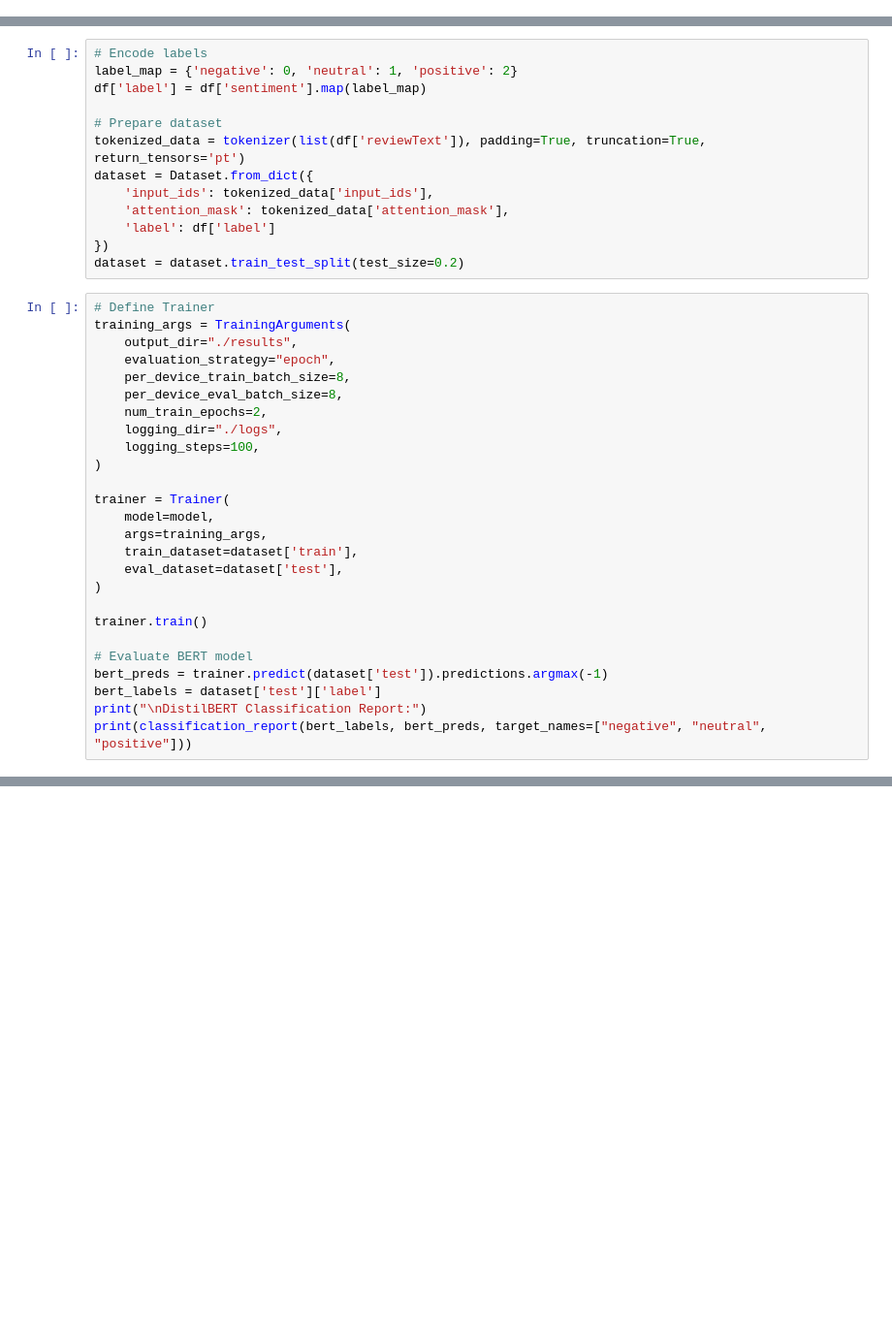
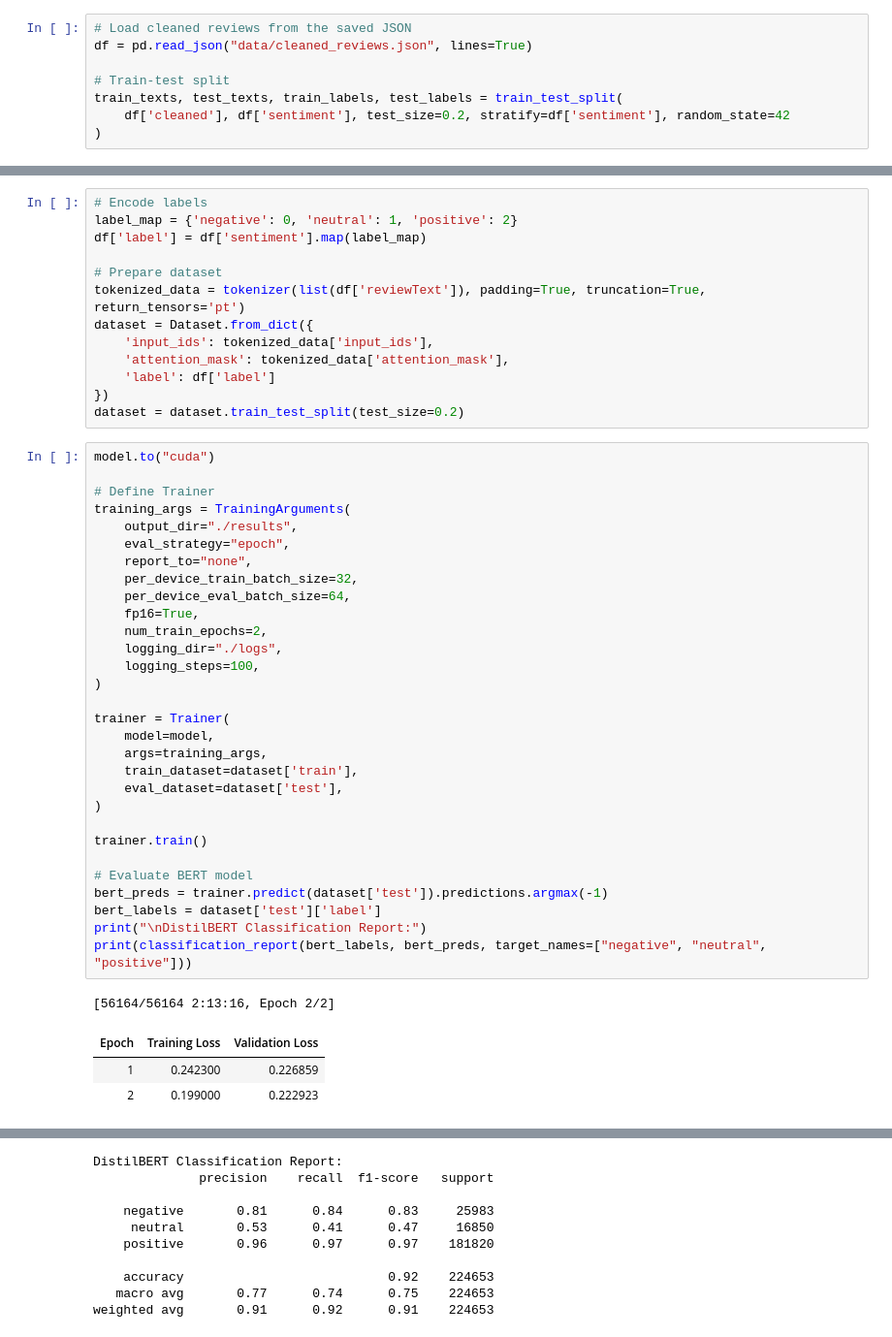
Before and after one commit to carminesh/feel-the-review, a Jupyter notebook: main.ipynb, the cells around one changed output, grey strips where cells are left out. Shown at 97% size. Drawn from its saved outputs; the diff is of its cells as text; blank space fills up the shorter version.

```diff
--- a/main.ipynb
+++ b/main.ipynb
@@ -55,3 +70,11 @@ comparison_df.head(10)
+# %%
+# Load cleaned reviews from the saved JSON
+df = pd.read_json("data/cleaned_reviews.json", lines=True)
+
+# Train-test split
+train_texts, test_texts, train_labels, test_labels = train_test_split(
+    df['cleaned'], df['sentiment'], test_size=0.2, stratify=df['sentiment'], random_state=42
+)
 # %%
 # === Traditional Models ===
 
@@ -101,28 +149,37 @@ dataset = Dataset.from_dict({
 })
 dataset = dataset.train_test_split(test_size=0.2)
 # %%
+model.to("cuda")
+
 # Define Trainer
 training_args = TrainingArguments(
     output_dir="./results",
-    evaluation_strategy="epoch",
-    per_device_train_batch_size=8,
-    per_device_eval_batch_size=8,
+    eval_strategy="epoch",
+    report_to="none",
+    per_device_train_batch_size=32,
+    per_device_eval_batch_size=64,
+    fp16=True,
     num_train_epochs=2,
     logging_dir="./logs",
     logging_steps=100,
 )
 
 trainer = Trainer(
     model=model,
     args=training_args,
     train_dataset=dataset['train'],
     eval_dataset=dataset['test'],
 )
 
 trainer.train()
 
 # Evaluate BERT model
 bert_preds = trainer.predict(dataset['test']).predictions.argmax(-1)
 bert_labels = dataset['test']['label']
 print("\nDistilBERT Classification Report:")
 print(classification_report(bert_labels, bert_preds, target_names=["negative", "neutral", "positive"]))
+# %% [output]
+[56164/56164 2:13:16, Epoch 2/2]
+| Epoch | Training Loss | Validation Loss |
+| 1 | 0.242300 | 0.226859 |
+| 2 | 0.199000 | 0.222923 |
@@ -128,0 +187,10 @@ print(classification_report(bert_labels, bert_preds, target_names=["negative", "
+DistilBERT Classification Report:
+              precision    recall  f1-score   support
+
+    negative       0.81      0.84      0.83     25983
+     neutral       0.53      0.41      0.47     16850
+    positive       0.96      0.97      0.97    181820
+
+    accuracy                           0.92    224653
+   macro avg       0.77      0.74      0.75    224653
+weighted avg       0.91      0.92      0.91    224653
```
Also changed, not shown: parts of 5 cells of this notebook, 2 other files.
